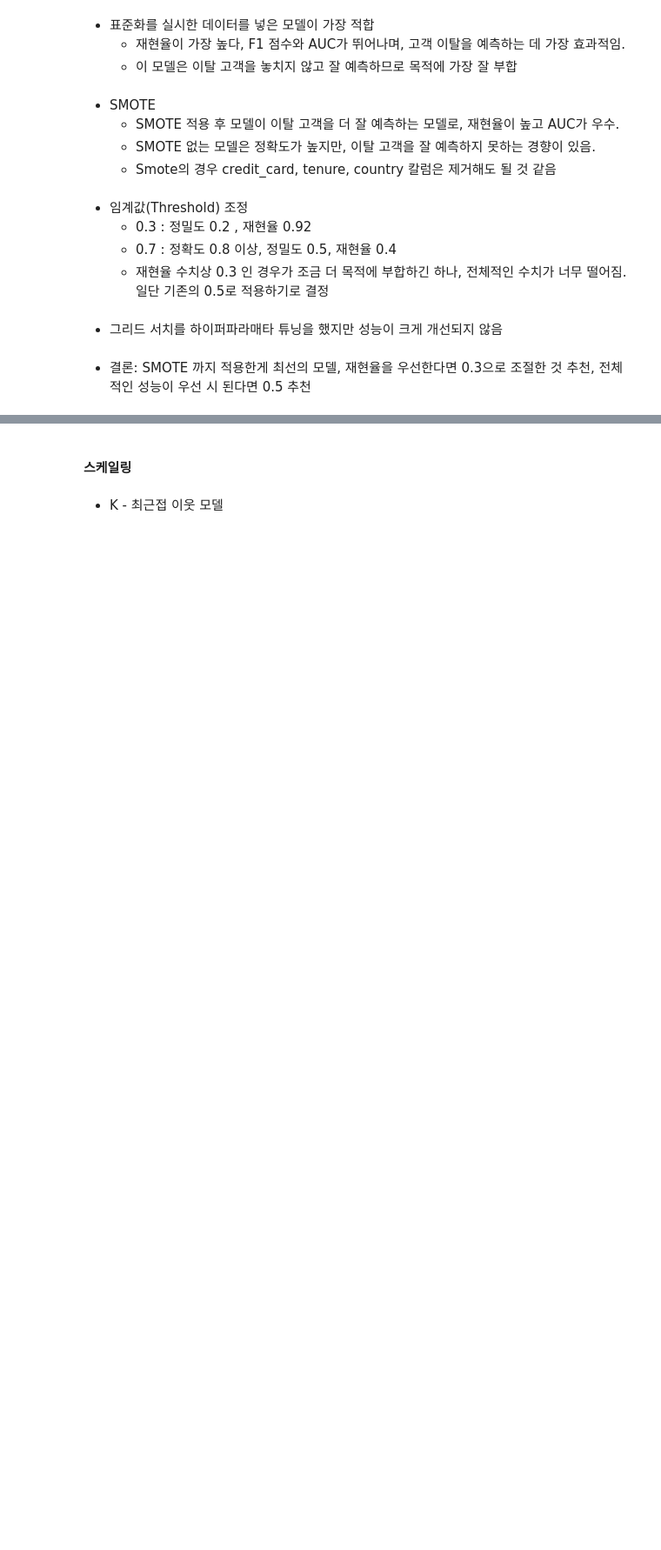
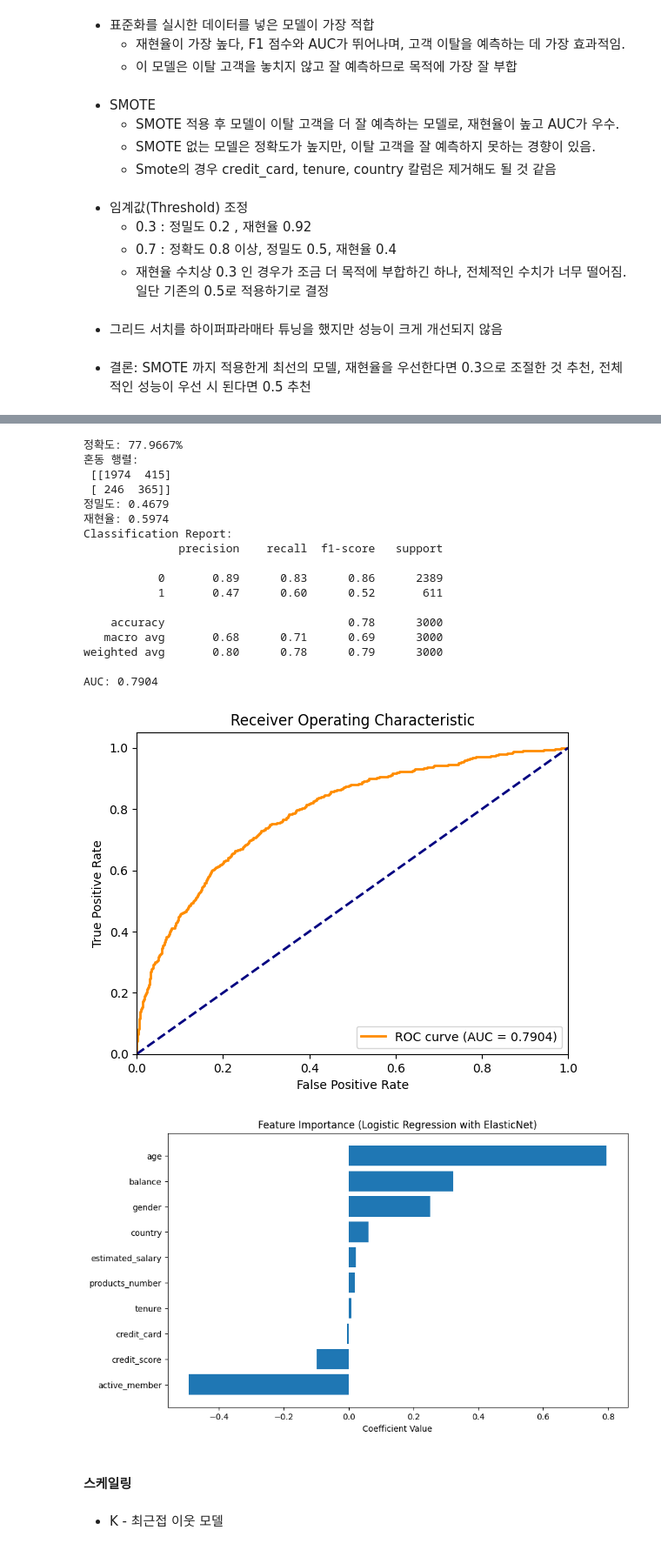
Before and after one commit to SKNETWORKS-FAMILY-AICAMP/SKN09-2nd-4Team, a Jupyter notebook: YJ/ml.ipynb, the cells around one changed output, grey strips where cells are left out. Shown: that part at 87% size. Drawn from its saved outputs; the diff is of its cells as text; code cells hidden in the pictures; blank space fills up the shorter version.

```diff
--- a/YJ/ml.ipynb
+++ b/YJ/ml.ipynb
@@ -357,0 +352,41 @@ AUC: 0.7911
+# %%
+import optuna
+from optuna import Trial
+
+def objective(trial: Trial):
+    params = {
+        'penalty': 'elasticnet',  # 'elasticnet'만 사용 (고정)
+        'class_weight': trial.suggest_categorical('class_weight', ['balanced', None]),  # 클래스 가중치
+        'l1_ratio': trial.suggest_categorical('l1_ratio', [0.01, 0.05, 0.1, 0.3, 0.5, 0.7, 0.9]),  # Lasso와 Ridge의 비율
+        'solver': 'saga',  # 'saga'만 사용 (elasticnet을 지원하는 solver)
+        'max_iter': trial.suggest_categorical('max_iter', [100, 1000, 5000, 10000]),  # 반복 횟수
+        'C': trial.suggest_categorical('C', [0.001, 0.01, 0.1, 1, 10, 100]),  # 규제 강도
+        'fit_intercept': True,  # 절편 포함 여부 (True로 고정)
+        'tol': trial.suggest_loguniform('tol', 1e-5, 1e-2),  # 수렴 허용 오차 (로그 스케일)
+        'random_state': 42  # 고정된 random_state
+    }
+
+    # 모델 학습
+    model = LogisticRegression(**params)
+    model.fit(X_train_scaled, y_train)
+
+    # 예측 및 평가
+    accuracy = model.score(X_test_scaled, y_test)  # 정확도로 모델 평가
+
+    return accuracy  # 최적화 대상
+
+
+# **Optuna 실행**
+study = optuna.create_study(direction='maximize')
+study.optimize(objective, n_trials=30)
+
+# 최적 하이퍼파라미터 적용
+best_params = study.best_params
+best_lr_model = LogisticRegression(**best_params)
+best_lr_model.fit(X_train_scaled, y_train)
+
+# 예측 확률
+y_probs = best_lr_model.predict_proba(X_test_scaled)
+
+evaluation(best_lr_model, X_train_scaled, X_test_scaled, y_test)
+# %% [output]
@@ -358,3 +410,22 @@ AUC: 0.7911
+정확도: 77.9667%
+혼동 행렬:
+ [[1974  415]
+ [ 246  365]]
+정밀도: 0.4679
+재현율: 0.5974
+Classification Report:
+              precision    recall  f1-score   support
+
+           0       0.89      0.83      0.86      2389
+           1       0.47      0.60      0.52       611
+
+    accuracy                           0.78      3000
+   macro avg       0.68      0.71      0.69      3000
+weighted avg       0.80      0.78      0.79      3000
+
+AUC: 0.7904
+[figure, added]
+[figure, added]
 # %% [markdown]
 #### 스케일링
 # %% [markdown]
```
Also changed, not shown: parts of 11 cells of this notebook, 4 other files.
